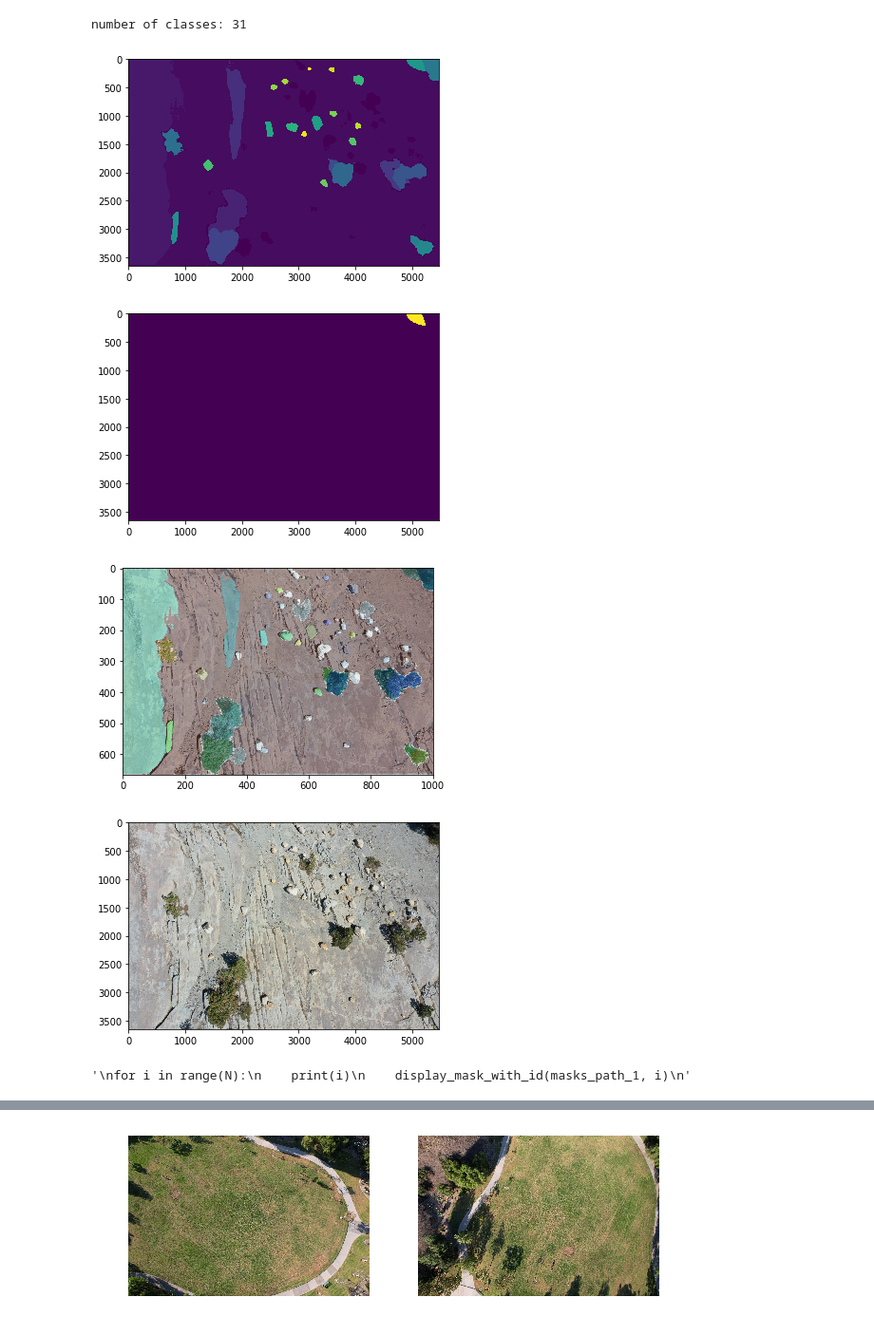
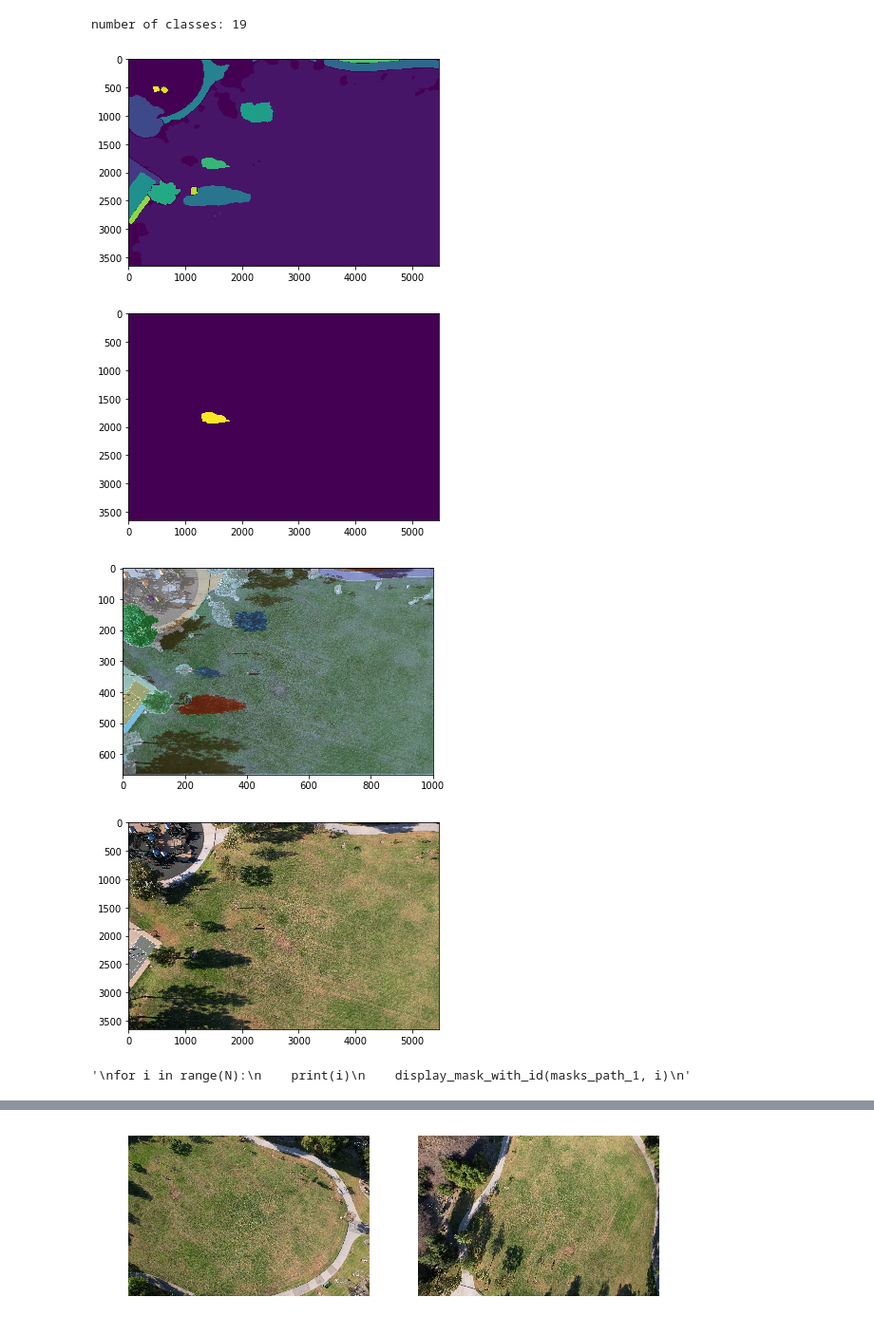
Before and after one commit to ZhiangChen/SegMo3D, a Jupyter notebook: semantic_SfM/ssfm/display_image_segmentation.ipynb, the cells around one changed output, grey strips where cells are left out. Shown at 95% size. Saved outputs shown, nothing was run; the diff lists cells and outputs as text; code cells hidden in the pictures.

```diff
--- a/semantic_SfM/ssfm/display_image_segmentation.ipynb
+++ b/semantic_SfM/ssfm/display_image_segmentation.ipynb
@@ -17,0 +18,30 @@ print(files[35:40])
+# %%
+image_id_1 = 'DJI_0242'
+obj_id = 18
+masks_path_1 = "../../data/box_canyon_park/segmentations/{}.npy".format(image_id_1)
+image_path_1 = "../../data/box_canyon_park/DJI_photos/{}.JPG".format(image_id_1)
+overlap_path_1 = "../../data/box_canyon_park/segmentations/{}_overlap.png".format(image_id_1)
+
+def display_masks(mask_path):
+    mask = np.load(mask_path) + 1
+    print('number of classes:', len(np.unique(mask)))
+    plt.imshow(mask)
+    plt.show()
+    return len(np.unique(mask))
+
+def display_mask_with_id(mask_path, id):
+    mask = np.load(mask_path)
+    mask = np.where(mask == id, 1, 0)
+    plt.imshow(mask)
+    plt.show()
+
+def display_image(image_path):
+    image = plt.imread(image_path)
+    plt.imshow(image)
+    plt.show()
+
+
+N = display_masks(masks_path_1)
+display_mask_with_id(masks_path_1, obj_id)
+display_image(overlap_path_1)
+display_image(image_path_1)
@@ -18,43 +54,44 @@ print(files[35:40])
 # %%
-image_id_1 = 'DJI_0844'
-masks_path_1 = "../../data/courtright/segmentations/{}.npy".format(image_id_1)
-image_path_1 = "../../data/courtright/DJI_photos/{}.JPG".format(image_id_1)
-overlap_path_1 = "../../data/courtright/segmentations/{}_overlap.png".format(image_id_1)
+image_id_1 = 'DJI_0183'
+obj_id = 11
+masks_path_1 = "../../data/box_canyon_park/segmentations/{}.npy".format(image_id_1)
+image_path_1 = "../../data/box_canyon_park/DJI_photos/{}.JPG".format(image_id_1)
+overlap_path_1 = "../../data/box_canyon_park/segmentations/{}_overlap.png".format(image_id_1)
 
 def display_masks(mask_path):
     mask = np.load(mask_path) + 1
     print('number of classes:', len(np.unique(mask)))
     plt.imshow(mask)
     plt.show()
     return len(np.unique(mask))
 
 def display_mask_with_id(mask_path, id):
     mask = np.load(mask_path)
     mask = np.where(mask == id, 1, 0)
     plt.imshow(mask)
     plt.show()
 
 def display_image(image_path):
     image = plt.imread(image_path)
     plt.imshow(image)
     plt.show()
 
 
 N = display_masks(masks_path_1)
-display_mask_with_id(masks_path_1, 15)
+display_mask_with_id(masks_path_1, obj_id)
 display_image(overlap_path_1)
 display_image(image_path_1)
 
 """
 for i in range(N):
     print(i)
     display_mask_with_id(masks_path_1, i)
 """
 # %% [output]
-number of classes: 31
+number of classes: 19
-[figure, old version]
+[figure, new version]
-[figure, old version]
+[figure, new version]
-[figure, old version]
+[figure, new version]
-[figure, old version]
+[figure, new version]
 '\nfor i in range(N):\n    print(i)\n    display_mask_with_id(masks_path_1, i)\n'
 # %%
```
Also changed, not shown: parts of 3 cells of this notebook, 7 other files.
